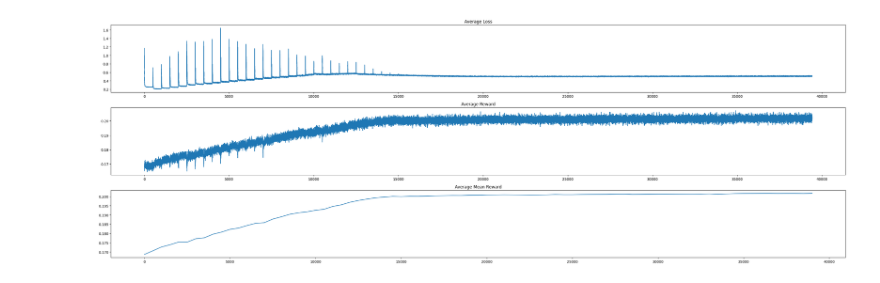
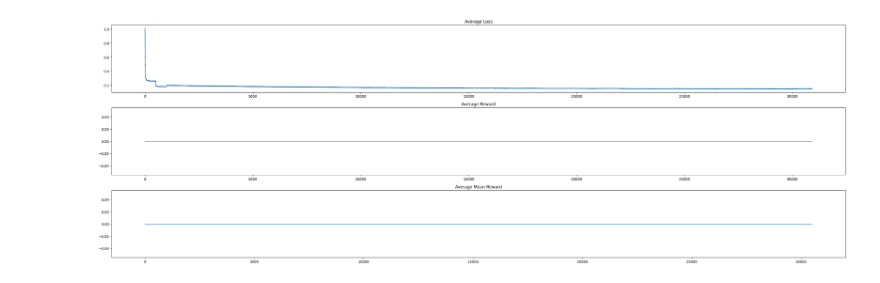
Before and after one commit to LittleTealeaf/mlcube, a Jupyter notebook: analysis.ipynb, the cells around one changed output. Cells and saved outputs as stored; diff of their text form; code cells hidden in the pictures.

Commit message:
Updated analysis to properly pull data

```diff
--- a/analysis.ipynb
+++ b/analysis.ipynb
@@ -12,37 +15,37 @@ with open(f'./agents/{agent}/evaluations.json') as file:
   evaluations = json.load(file)
 # %%
 x = [i['epoch'] for i in epochs][:]
-y_loss = [i['loss']**0.5 for i in epochs if i['epoch'] in x]
-y_rewards = [i['reward'] for i in epochs if i['epoch'] in x]
+y_loss = [i['average_loss']**0.5 for i in epochs if i['epoch'] in x]
+y_rewards = [i['average_reward'] for i in epochs if i['epoch'] in x]
 
 x_reward_mean = []
 y_reward_mean = []
 target_interval = 500
 
 for i in range(0,len(epochs),target_interval):
   data = epochs[i:i+target_interval]
-  reward = [i['reward'] for i in data]
+  reward = [i['average_reward'] for i in data]
   x_reward_mean.append(i)
   y_reward_mean.append(sum(reward) / len(reward))
 
 figure, axis = plt.subplots(3,1)
 figure.set_figheight(10)
 figure.set_figwidth(30)
 
 axis[0].set_title("Average Loss")
 axis[0].plot(x,y_loss)
 
 axis[1].set_title("Average Reward")
 axis[1].plot(x,y_rewards)
 
 
 axis[2].set_title("Average Mean Reward")
 axis[2].plot(x_reward_mean,y_reward_mean)
 
 
 figure.tight_layout()
 # %% [output]
-[figure, old version]
+[figure, new version]
 # %%
 lengths = {}
 moves = {}
```
Also changed, not shown: parts of 3 cells of this notebook, 1 other file.
